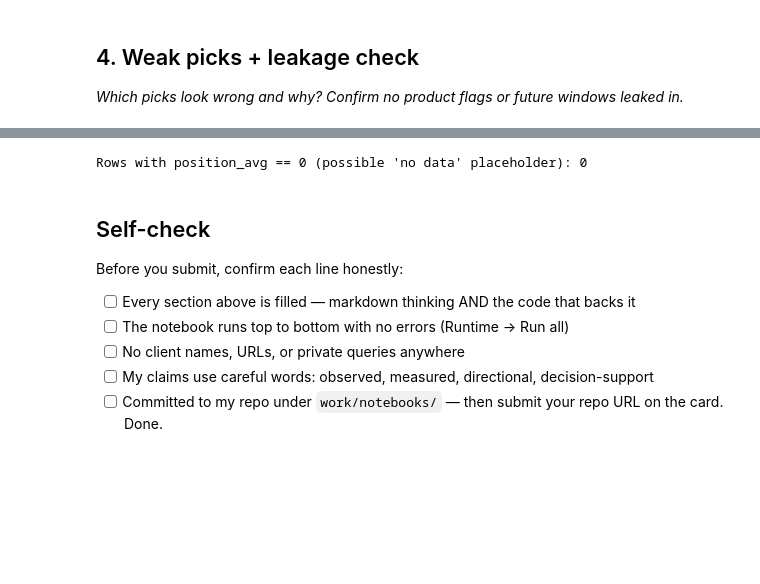
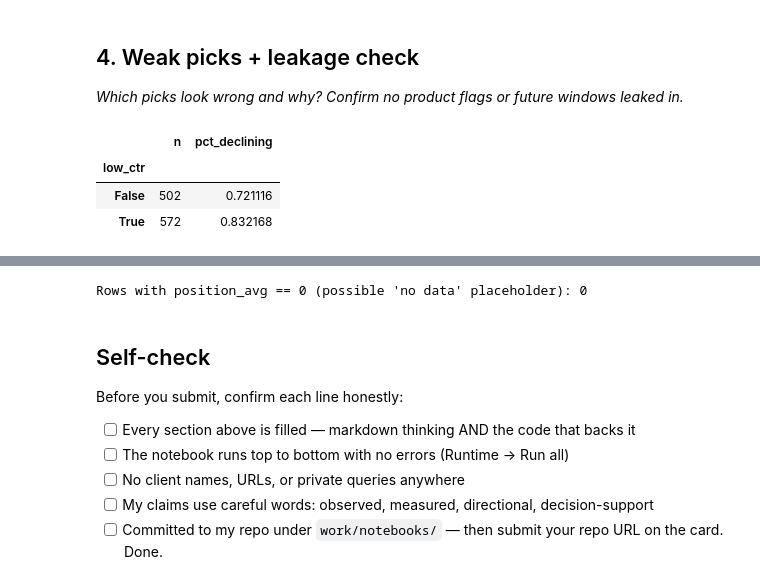
Before and after one commit to musab855/flyrank-ml-internship, a Jupyter notebook: work/notebooks/w04_baseline_score.ipynb, the cells around one changed output, grey strips where cells are left out. Drawn from its saved outputs; the diff is of its cells as text; code cells hidden in the pictures; blank space fills up the shorter version.

```diff
--- a/work/notebooks/w04_baseline_score.ipynb
+++ b/work/notebooks/w04_baseline_score.ipynb
@@ -303,4 +346,13 @@ Row 20: action=Refresh Opportunity | reason=HIGH_VOLUME_POOR_POSITION | confiden
 ## 4. Weak picks + leakage check
 
 *Which picks look wrong and why? Confirm no product flags or future windows leaked in.*
+# %%
+rq = ranked_queue.copy()
+rq['low_ctr'] = (rq['gsc_clicks_avg'] / rq['gsc_impressions_avg']) < 0.001
+display(rq.groupby('low_ctr')['is_declining_label'].agg(n='count', pct_declining='mean'))
+# %% [output]
+|  | n | pct_declining |
+| low_ctr |  |  |
+| False | 502 | 0.721116 |
+| True | 572 | 0.832168 |
 # %% [markdown]
```
Also changed, not shown: parts of 14 cells of this notebook.
